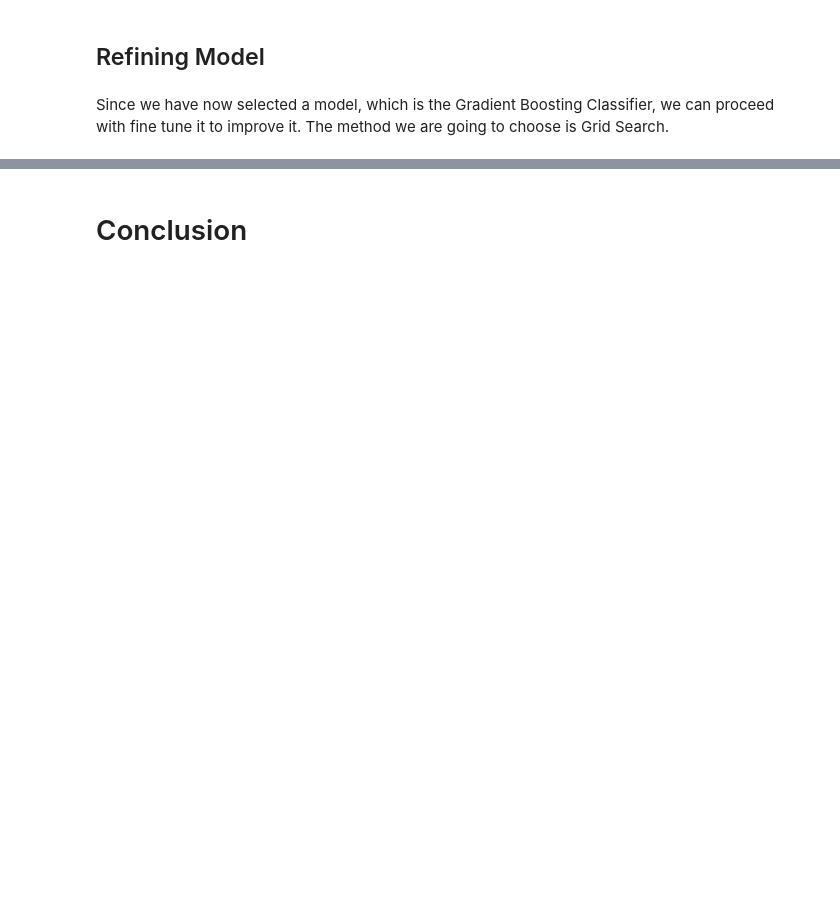
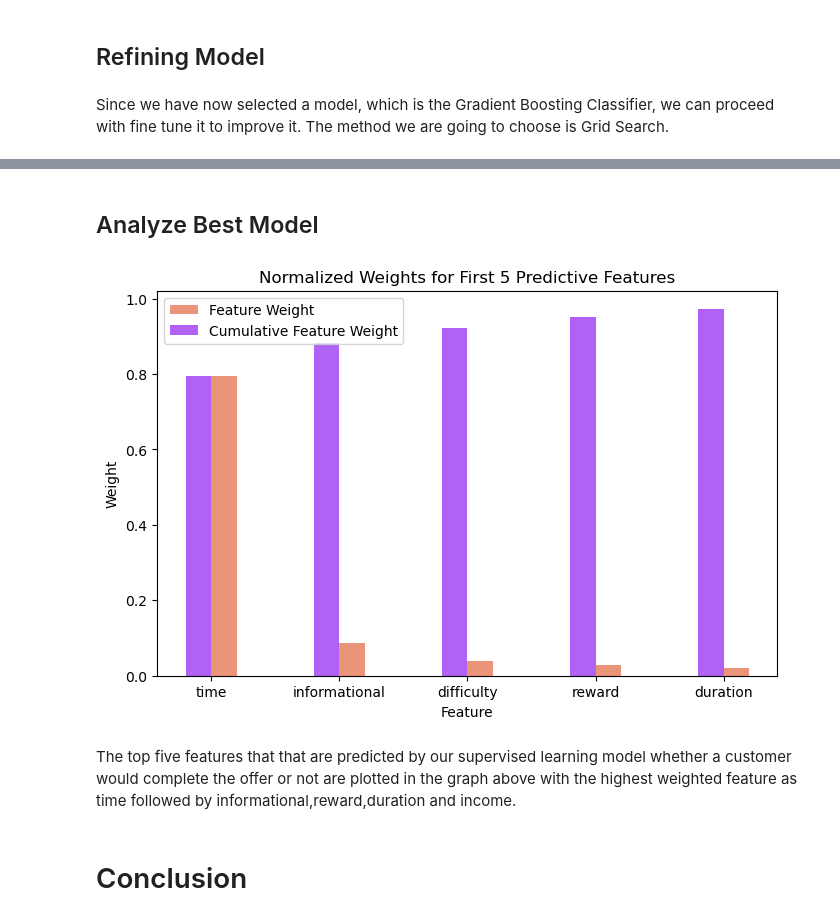
Before and after one commit to fatinshariff/sbcapstone, a Jupyter notebook: Starbucks_Capstone_Project.ipynb, the cells around one changed output, grey strips where cells are left out. Saved outputs shown, nothing was run; the diff lists cells and outputs as text; code cells hidden in the pictures; blank space fills up the shorter version.

Commit message:
Model Optimization
Finalise the model hyperparameter tuning. Move the feature importance
part to later after model tuning.

 Please enter the commit message for your changes. Lines starting

```diff
--- a/Starbucks_Capstone_Project.ipynb
+++ b/Starbucks_Capstone_Project.ipynb
@@ -1298,21 +1265,22 @@ parameter = {'n_estimators':range(50,150,50),
               'min_samples_leaf':range(30,60,10)}
 
 # Perform Grid Search on classifier
-CV_gbc = GridSearchCV(estimator=gbc, param_grid=param_test1, cv= 3)
+cv_gbc = GridSearchCV(estimator=gbc, param_grid=parameter, cv= 3)
 
 
 # Fit the Grid Search to the training data
-CV_gbc.fit(X_train,y_train)
+cv_gbc.fit(X_train,y_train)
 
 # Find the best parameter
-print(CV_gbc.best_params_, CV_gbc.best_score_)
+print(cv_gbc.best_params_, cv_gbc.best_score_)
 
-CV_gbc_pred = CV_gbc.predict(X_test)
+cv_gbc_pred = cv_gbc.predict(X_test)
 
 end = time()
-CV_gbc_total_time = end-start
+cv_gbc_total_time = end-start
 
-print("f1-score:",f1_score(y_test, CV_gbc_pred))
+print("f1-score:",f1_score(y_test, cv_gbc_pred))
+print("Training Duration: ",cv_gbc_total_time)
 # %% [output]
 {'learning_rate': 0.2, 'min_samples_leaf': 30, 'n_estimators': 100} 0.8317148841324776
 f1-score: 0.5954868875787762
@@ -1353,11 +1308,0 @@ f1-score: 0.5837797433661392
-# %%
-
-start = time()
-gbc = GradientBoostingClassifier()
-gbc.fit(X_train, y_train)
-gbc_pred = gbc.predict(X_test)
-end = time()
-gbc_total_time = end-start
-accuracy_gbc = accuracy_score(y_test, gbc_pred)
-
-print('Classification Report: \n', classification_report(y_test, gbc_pred))
@@ -1374,11 +1308,0 @@ weighted avg       0.82      0.83      0.82     59522
-# %%
-
-start = time()
-# gbc = GradientBoostingClassifier()
-grid_search.fit(X_train, y_train)
-GS_pred = grid_search.predict(X_test)
-end = time()
-GS_total_time = end-start
-# accuracy_g = accuracy_score(y_test, gbc_pred)
-
-print('Classification Report: \n', classification_report(y_test, GS_pred))
@@ -1406,0 +1311,2 @@ weighted avg       0.82      0.83      0.82     59522
+# %% [markdown]
+## Analyze Best Model
@@ -1407,3 +1336,13 @@ weighted avg       0.82      0.83      0.82     59522
+# %%
+#  Extract the feature importances using .feature_importances_ using our best model with the best parameters
+importances = cv_gbc.best_estimator_.feature_importances_
+
+# Plot
+feature_plot(importances, X_train, y_train)
+# %% [output]
+[figure, added]
+# %% [markdown]
+The top five features that that are predicted by our supervised learning model whether a customer would complete the offer or not are plotted in the graph above with the highest weighted feature as time followed by informational,reward,duration and income.
 # %% [markdown]
 # Conclusion
 # %% [markdown]
```
Also changed, not shown: parts of 18 cells of this notebook.
